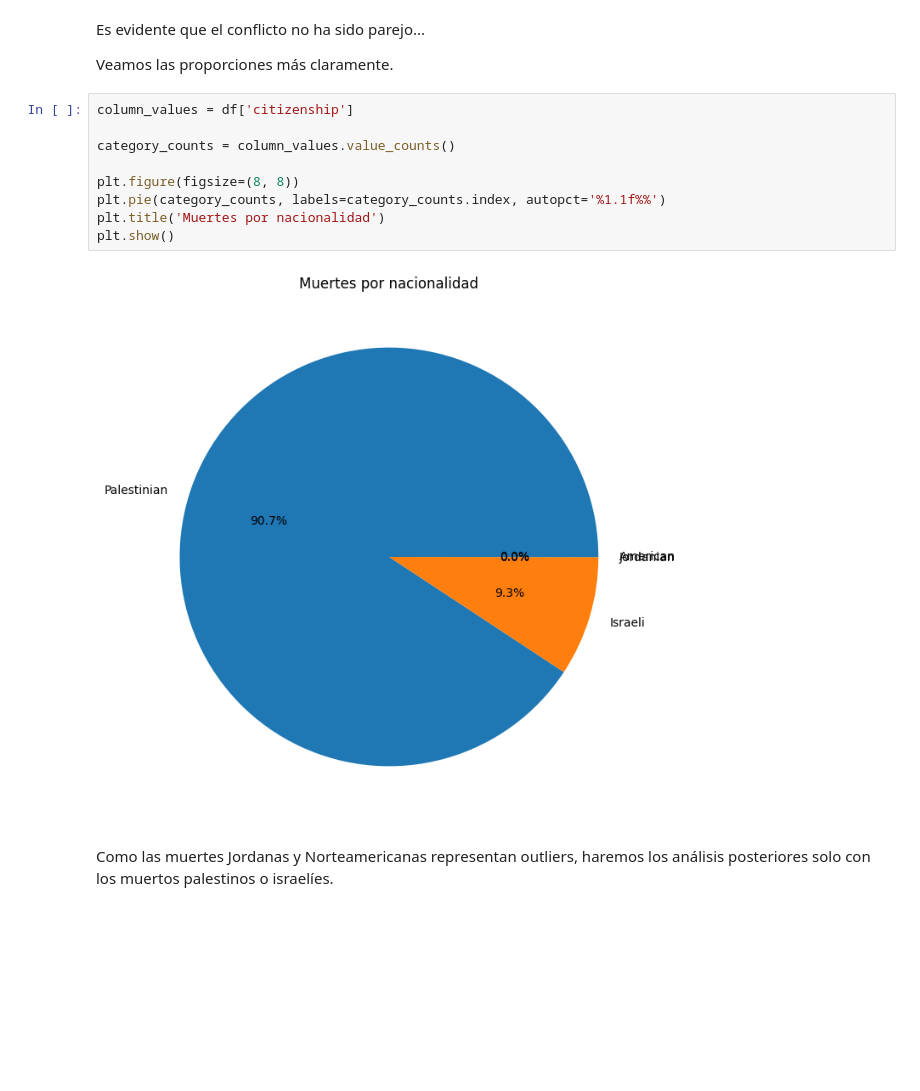
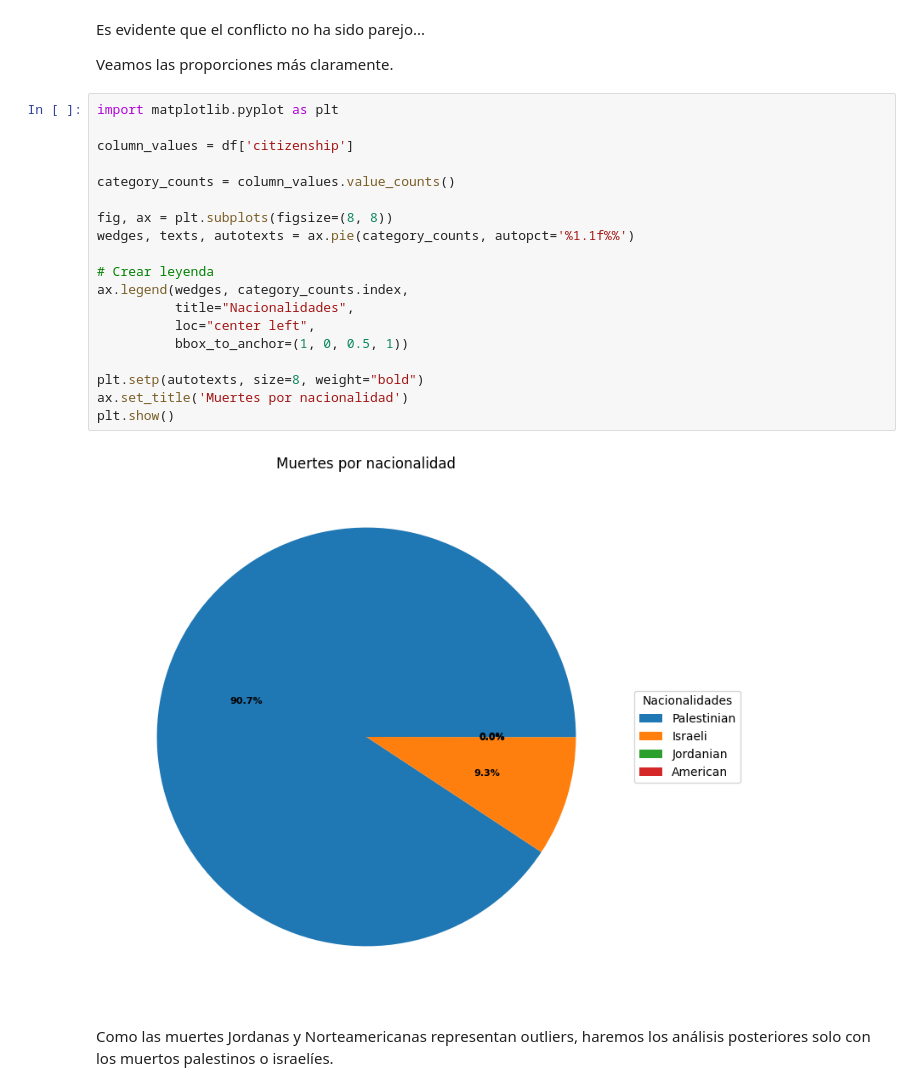
Before and after one commit to DanielMPMatCom/Israeli-Palestinian-Conflict-Statistics-Project, a Jupyter notebook: Análisis-Conflicto-Israeli-Palestino-2000-2022.ipynb, the cells around one changed output. Cells and saved outputs as stored; diff of their text form; blank space fills up the shorter version.

```diff
--- a/Análisis-Conflicto-Israeli-Palestino-2000-2022.ipynb
+++ b/Análisis-Conflicto-Israeli-Palestino-2000-2022.ipynb
@@ -167,16 +167,26 @@ Es evidente que el conflicto no ha sido parejo...
 
 Veamos las proporciones más claramente.
 # %%
+import matplotlib.pyplot as plt
+
 column_values = df['citizenship']
 
 category_counts = column_values.value_counts()
 
-plt.figure(figsize=(8, 8))
-plt.pie(category_counts, labels=category_counts.index, autopct='%1.1f%%')
-plt.title('Muertes por nacionalidad')
+fig, ax = plt.subplots(figsize=(8, 8))
+wedges, texts, autotexts = ax.pie(category_counts, autopct='%1.1f%%')
+
+# Crear leyenda
+ax.legend(wedges, category_counts.index,
+          title="Nacionalidades",
+          loc="center left",
+          bbox_to_anchor=(1, 0, 0.5, 1))
+
+plt.setp(autotexts, size=8, weight="bold")
+ax.set_title('Muertes por nacionalidad')
 plt.show()
 # %% [output]
-[figure, old version]
+[figure, new version]
 # %% [markdown]
 Como las muertes Jordanas y Norteamericanas representan outliers, haremos los análisis posteriores solo con los muertos palestinos o israelíes.
 # %%
```
Also changed, not shown: 1 other file.
